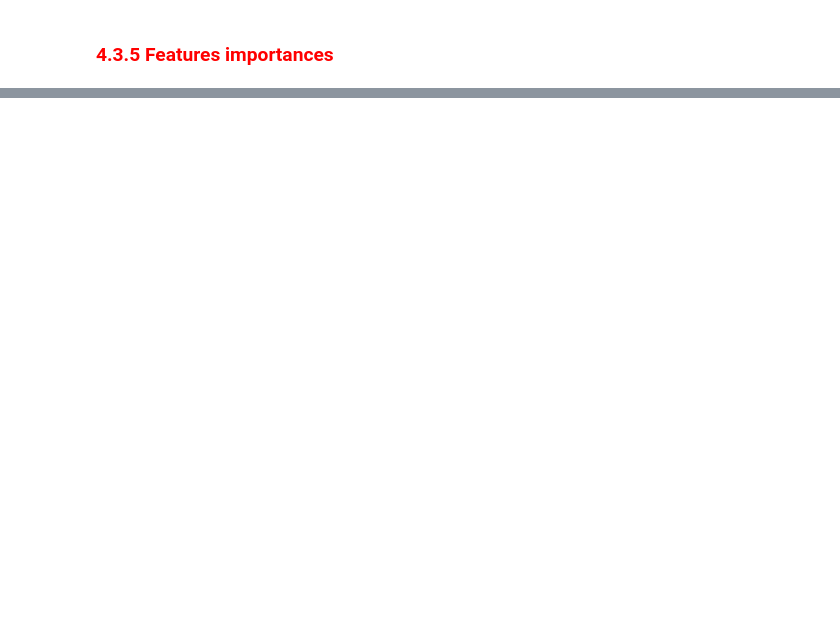
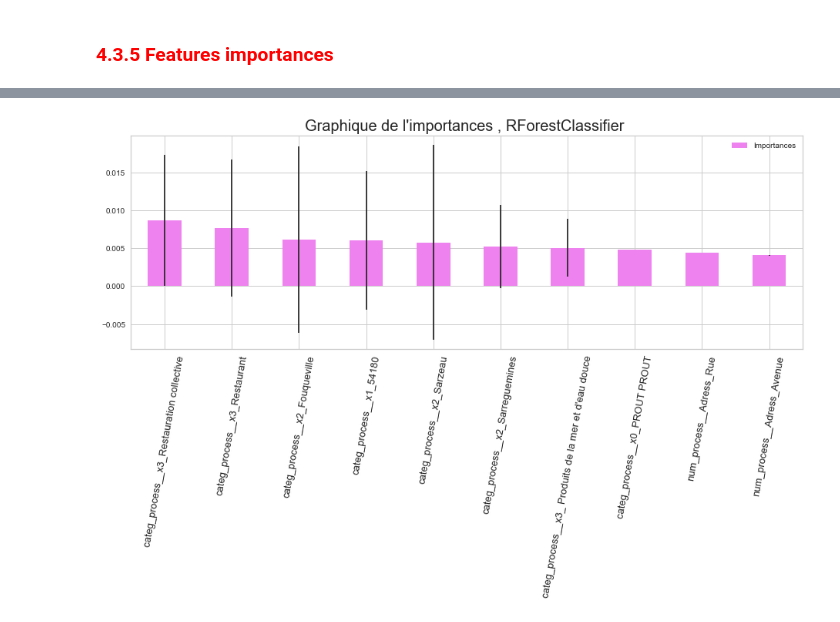
Before and after one commit to sylla2022-arc/Apprentissage-automatique-Classification, a Jupyter notebook: Classification_alim/Notebook_2_Classification.ipynb, the cells around one changed output, grey strips where cells are left out. Saved outputs shown, nothing was run; the diff lists cells and outputs as text; code cells hidden in the pictures; blank space fills up the shorter version.

```diff
--- a/Classification_alim/Notebook_2_Classification.ipynb
+++ b/Classification_alim/Notebook_2_Classification.ipynb
@@ -703,0 +1016,12 @@ Pour le modèles **SGDClassifier**, les facteurs qui impactent plus sur la quali
+# %%
+std = np.std([tree.feature_importances_ for tree in model_rfc.named_steps['classifier'].estimators_ ], axis=0)
+# %%
+std_10 =std[:10]
+# %%
+fig, ax = plt.subplots(figsize =(13,9))
+df_coef_rfc_10.plot.bar(yerr = std_10, ax=ax, color = 'violet')
+ax.set_title("Graphique de l'importances , RForestClassifier ", fontsize =20)
+plt.xticks(rotation =80, fontsize = 13)
+fig.tight_layout()
+# %% [output]
+[figure, added]
```
Also changed, not shown: parts of 81 cells of this notebook.
